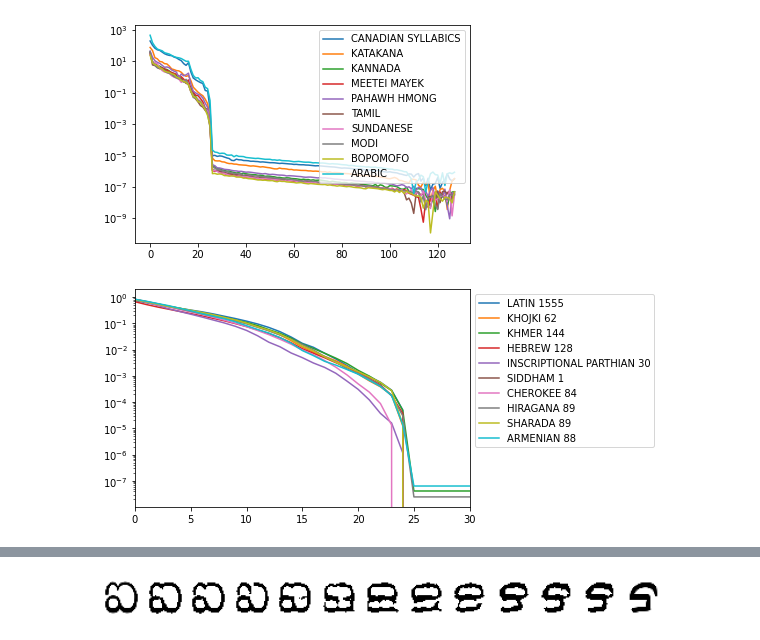
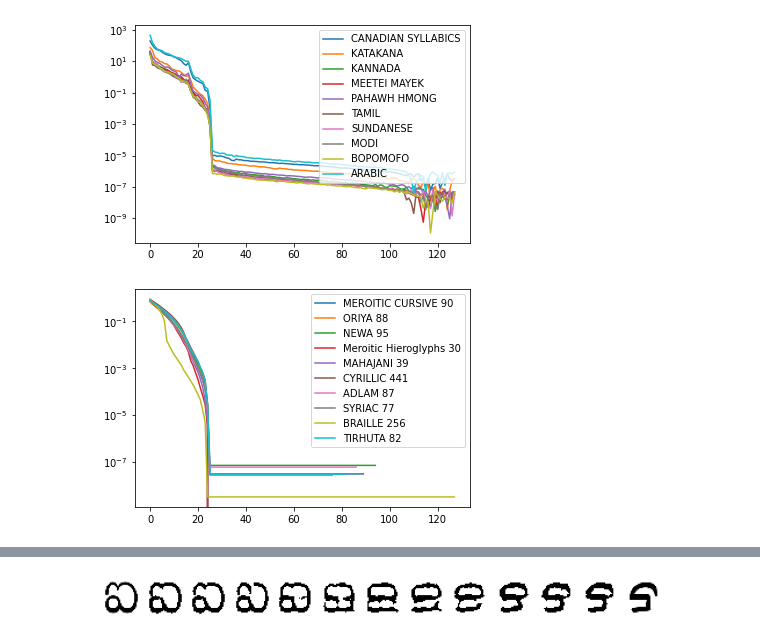
Before and after one commit to mccsandora/alphabet_complexity, a Jupyter notebook: mccullen/vae_applications.ipynb, the cells around one changed output, grey strips where cells are left out. Cells and saved outputs as stored; diff of their text form; code cells hidden in the pictures.

```diff
--- a/mccullen/vae_applications.ipynb
+++ b/mccullen/vae_applications.ipynb
@@ -249,17 +250,17 @@ plt.show()
 # %%
 
 
 for script in np.random.choice(list(set(scripts)),10,replace=False):
     v_script = np.array([v for s,v in zip(scripts,vs) if s==script])
     l = min(v_script.shape)
     pca = PCA(n_components=l)
     pca.fit(v_script)
     plt.plot(1-np.inner(np.tril(np.ones((l,l))),
                         pca.explained_variance_ratio_),
             label=script+' '+str(v_script.shape[0]))
 plt.yscale('log')
-plt.xlim(0,30)
+#plt.xlim(0,30)
 plt.legend(bbox_to_anchor=(1,1))
 plt.show()
 # %% [output]
-[figure, old version]
+[figure, new version]
```
Also changed, not shown: parts of 13 cells of this notebook, 1 other file.
